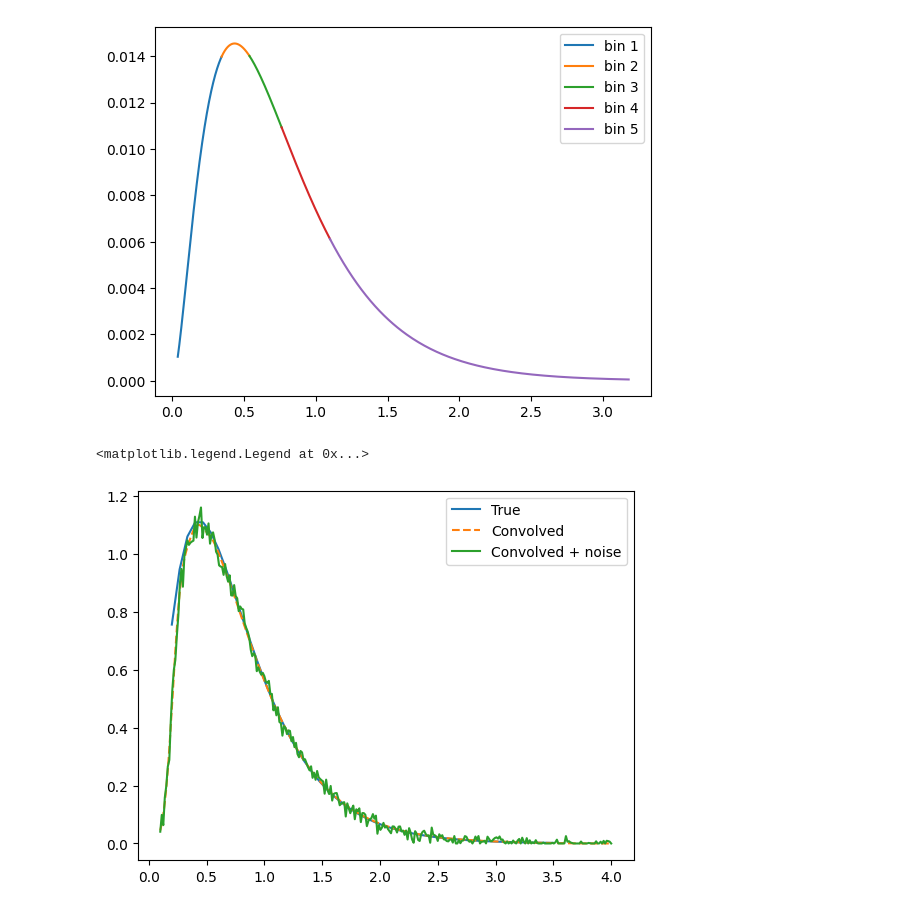
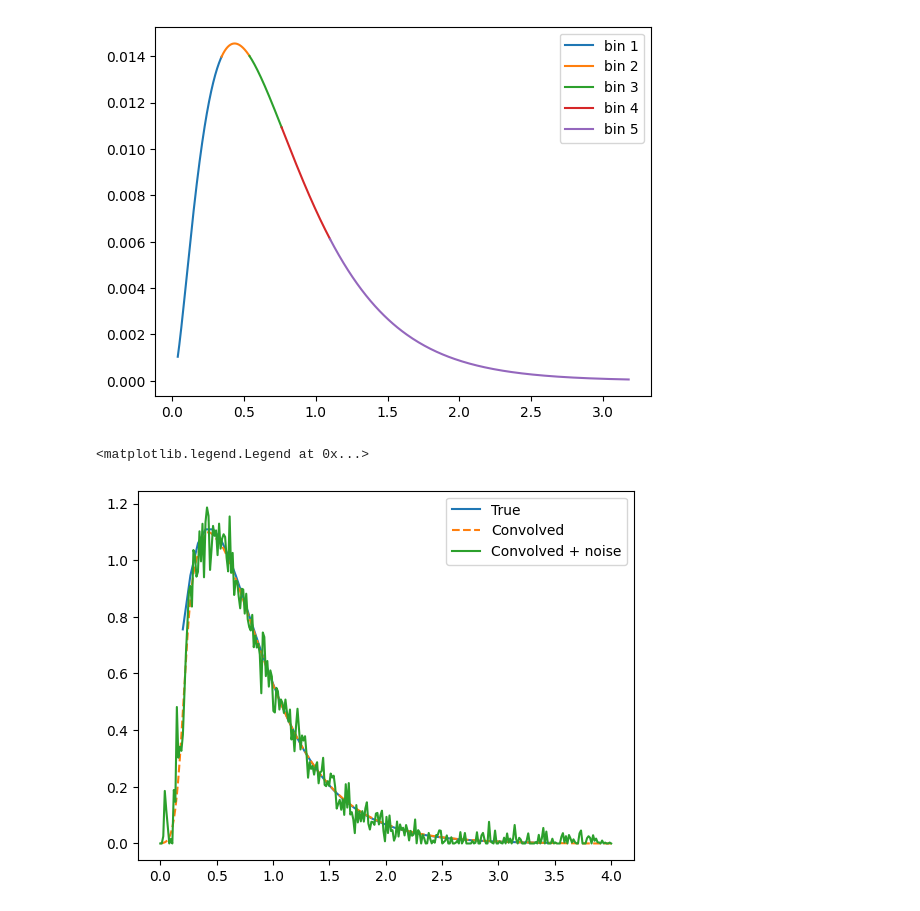
Before and after one commit to CMacM/CosyMAML, a Jupyter notebook: setup_data_generation.ipynb, the cells around one changed output. Saved outputs shown, nothing was run; the diff lists cells and outputs as text; code cells hidden in the pictures.

```diff
--- a/setup_data_generation.ipynb
+++ b/setup_data_generation.ipynb
@@ -108,7 +108,7 @@ def convolve_photoz(sigma, zs, dndz_spec, return_2d=False):
      # Convolve with photo-z
     sigma_z = sigma * (1 + zs)
 
-    z_ph = np.linspace(0.1, 4.0, 300)
+    z_ph = np.linspace(0.0, 4.0, 300)
 
     # find probability of galaxy with true redshift z_s to be measured at redshift z_ph
     integrand1 = np.zeros([len(zs),len(z_ph)])
@@ -131,25 +131,25 @@ def convolve_photoz(sigma, zs, dndz_spec, return_2d=False):
 # %%
 # Single distribution generation procedure
 z_spec = np.linspace(0.2, 3.5, 50)
 
 # generate the true distribution
 dndz_spec = Smail_dndz(z_spec) / simps(Smail_dndz(z_spec), z_spec)
 
 # convolution with photo-z error
 z_ph, dndz_ph = convolve_photoz(0.05, z_spec, dndz_spec)
 
 # add shot noise
-dndz_ph_noisy = add_noise(z_ph, dndz_ph, noise=0.04)
+dndz_ph_noisy = add_noise(z_ph, dndz_ph, noise=0.1)
 
 # plot the results
 plt.figure()
 plt.plot(z_spec, dndz_spec, label='True')
 plt.plot(z_ph, dndz_ph, label='Convolved', ls='--')
 plt.plot(z_ph, dndz_ph_noisy, label='Convolved + noise', ls='-')
 plt.legend()
 # %% [output]
 <matplotlib.legend.Legend at 0x...>
-[figure, old version]
+[figure, new version]
 # %%
 n_tasks = 100
 task_distributions = []
```
Also changed, not shown: parts of 8 cells of this notebook, 8 other files.
